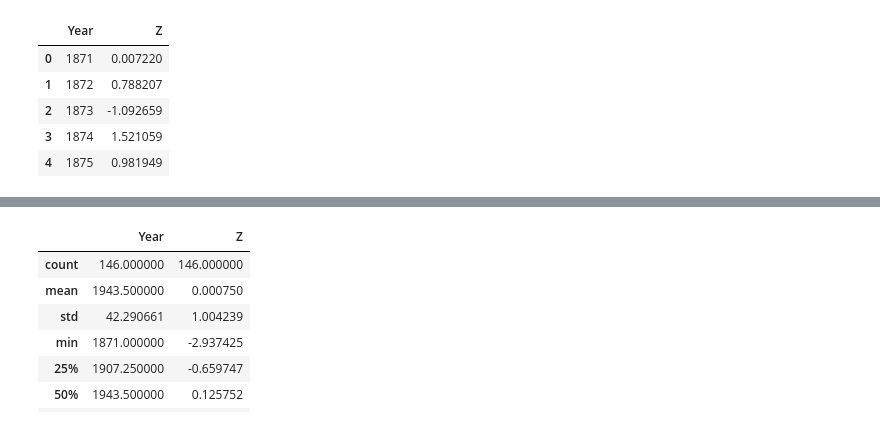
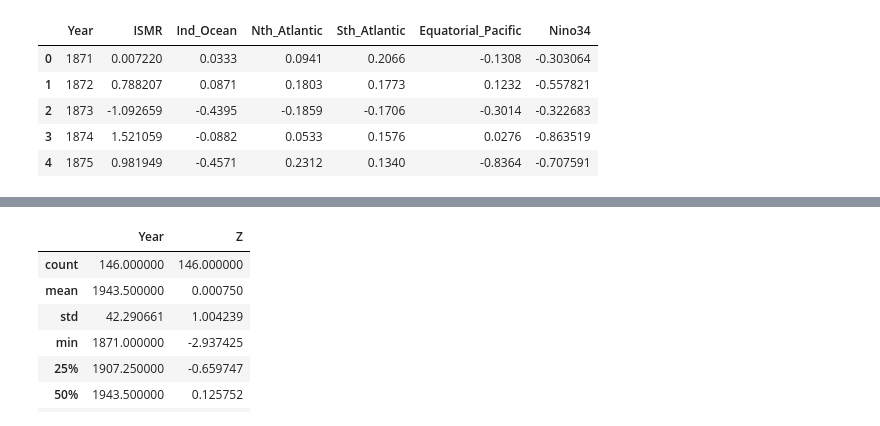
Before and after one commit to MatthewK84/Python-Code, a Jupyter notebook: Rain.ipynb, the cells around one changed output, grey strips where cells are left out. Drawn from its saved outputs; the diff is of its cells as text; code cells hidden in the pictures.

```diff
--- a/Rain.ipynb
+++ b/Rain.ipynb
@@ -5,23 +5,24 @@ pip install statsforecast -U
 # %%
 import pandas as pd
 import numpy as np
 from tqdm.autonotebook import tqdm
 import plotly
 from sklearn import datasets, linear_model
 from sklearn.model_selection import train_test_split
 from matplotlib import pyplot as plt
 import statsmodels.api as sm
 import statsmodels.formula.api as smf
 from statsforecast import StatsForecast
 from statsforecast.models import AutoARIMA, AutoETS, AutoTheta, AutoCES
 from scipy.stats import pearsonr
 
 rain = pd.read_csv("/content/rain1.csv")
-rain.head()
+data = pd.read_csv("/content/Data.csv")
+data.head()
 # %% [output]
-|  | Year | Z |
-| 0 | 1871 | 0.007220 |
-| 1 | 1872 | 0.788207 |
-| 2 | 1873 | -1.092659 |
-| 3 | 1874 | 1.521059 |
-| 4 | 1875 | 0.981949 |
+|  | Year | ISMR | Ind_Ocean | Nth_Atlantic | Sth_Atlantic | Equatorial_Pacific | Nino34 |
+| 0 | 1871 | 0.007220 | 0.0333 | 0.0941 | 0.2066 | -0.1308 | -0.303064 |
+| 1 | 1872 | 0.788207 | 0.0871 | 0.1803 | 0.1773 | 0.1232 | -0.557821 |
+| 2 | 1873 | -1.092659 | -0.4395 | -0.1859 | -0.1706 | -0.3014 | -0.322683 |
+| 3 | 1874 | 1.521059 | -0.0882 | 0.0533 | 0.1576 | 0.0276 | -0.863519 |
+| 4 | 1875 | 0.981949 | -0.4571 | 0.2312 | 0.1340 | -0.8364 | -0.707591 |
```
Also changed, not shown: parts of 21 cells of this notebook.
